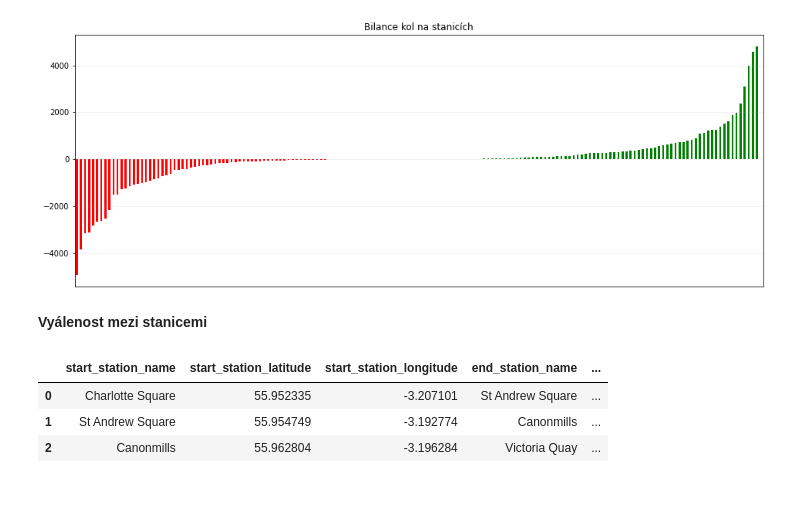
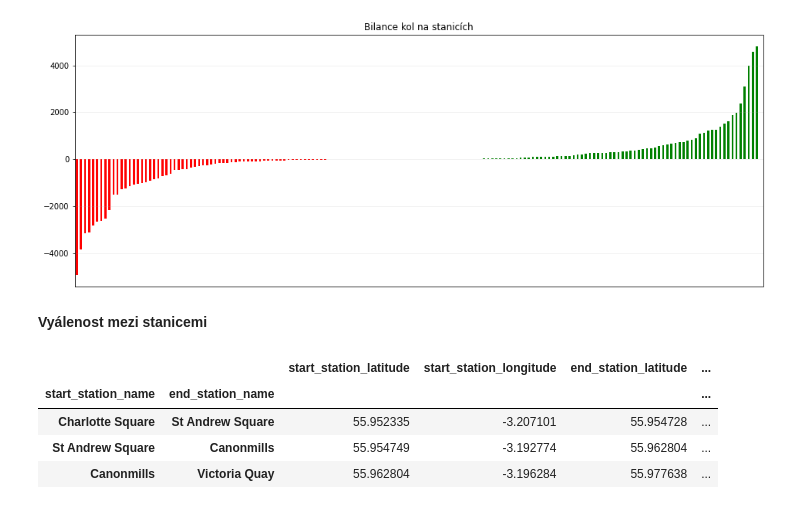
Before and after one commit to Aldarion96/Engeto_Python_project, a Jupyter notebook: Python_projekt.ipynb, the cells around one changed output. Drawn from its saved outputs; the diff is of its cells as text; code cells hidden in the pictures.

```diff
--- a/Python_projekt.ipynb
+++ b/Python_projekt.ipynb
@@ -188,14 +183,16 @@ ax.xaxis.set_visible(False)
 # %%
 bikes_distance_df = bikes_df
 bikes_distance_df = bikes_distance_df[['start_station_name','start_station_latitude', 'start_station_longitude','end_station_name', 'end_station_latitude','end_station_longitude']]
-
-
-
+bikes_distance_df = ( bikes_distance_df
+                     .set_index(['start_station_name', 'end_station_name'], inplace=False)
+                     .drop_duplicates()
+)
 bikes_distance_df.head(3)
 # %% [output]
-|  | start_station_name | start_station_latitude | start_station_longitude | end_station_name | ... |
-| 0 | Charlotte Square | 55.952335 | -3.207101 | St Andrew Square | ... |
-| 1 | St Andrew Square | 55.954749 | -3.192774 | Canonmills | ... |
-| 2 | Canonmills | 55.962804 | -3.196284 | Victoria Quay | ... |
+|  |  | start_station_latitude | start_station_longitude | end_station_latitude | ... |
+| start_station_name | end_station_name |  |  |  | ... |
+| Charlotte Square | St Andrew Square | 55.952335 | -3.207101 | 55.954728 | ... |
+| St Andrew Square | Canonmills | 55.954749 | -3.192774 | 55.962804 | ... |
+| Canonmills | Victoria Quay | 55.962804 | -3.196284 | 55.977638 | ... |
 # %%
 def haversine_np(lon1, lat1, lon2, lat2):
```
Also changed, not shown: parts of 11 cells of this notebook.
